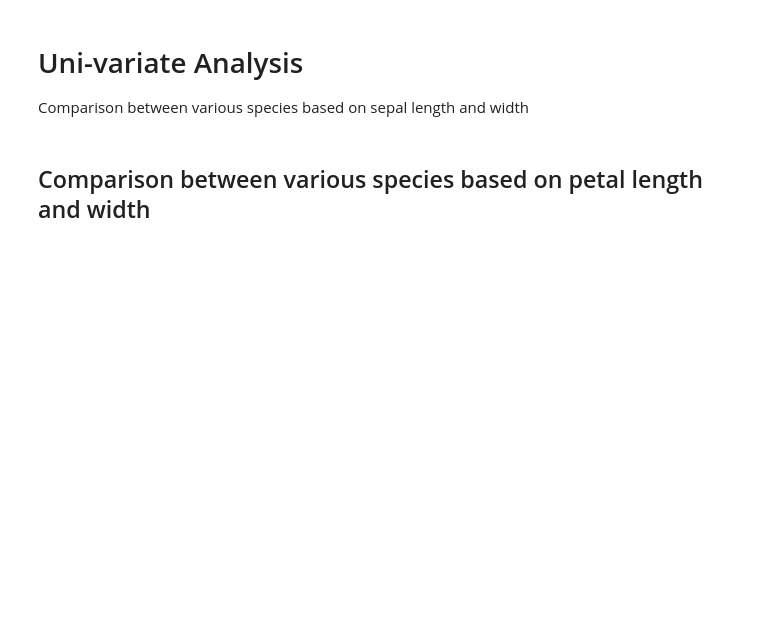
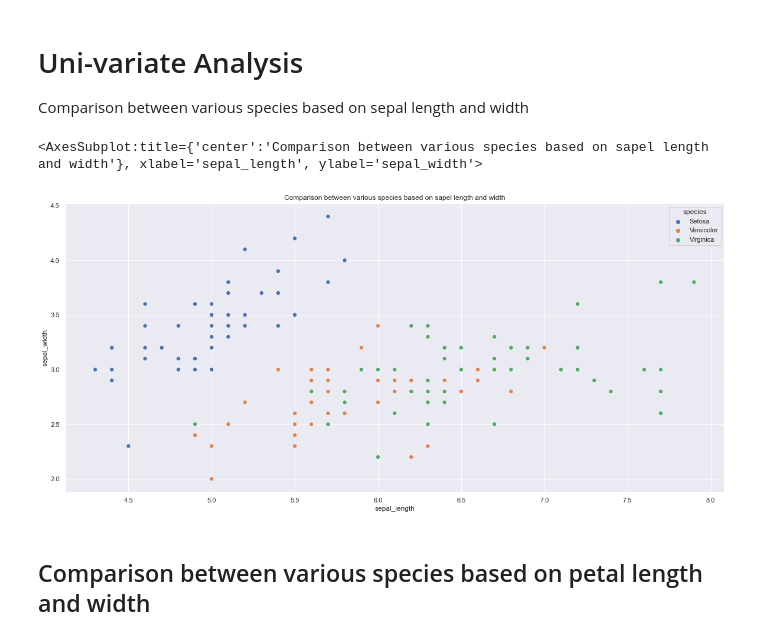
Before and after one commit to aaneloy/DATA2010-Fall2021-Lab, a Jupyter notebook: Lab 4 Practise/Pandas Practise .ipynb, the cells around one changed output. Cells and saved outputs as stored; diff of their text form; code cells hidden in the pictures; blank space fills up the shorter version.

```diff
--- a/Lab 4 Practise/Pandas Practise .ipynb
+++ b/Lab 4 Practise/Pandas Practise .ipynb
@@ -70,7 +70,12 @@ Name: species, dtype: int64
 # Uni-variate Analysis
 Comparison between various species based on sepal length and width
 # %%
-#Complete the cell
+plt.figure(figsize=(20,9))
+plt.title('Comparison between various species based on sapel length and width')
+sns.scatterplot(iris_data['sepal_length'],iris_data['sepal_width'],hue =iris_data['species'],s=50)
+# %% [output]
+<AxesSubplot:title={'center':'Comparison between various species based on sapel length and width'}, xlabel='sepal_length', ylabel='sepal_width'>
+[figure, added]
 # %% [markdown]
 ## Comparison between various species based on petal length and width
 # %%
```
Also changed, not shown: 1 other file.
